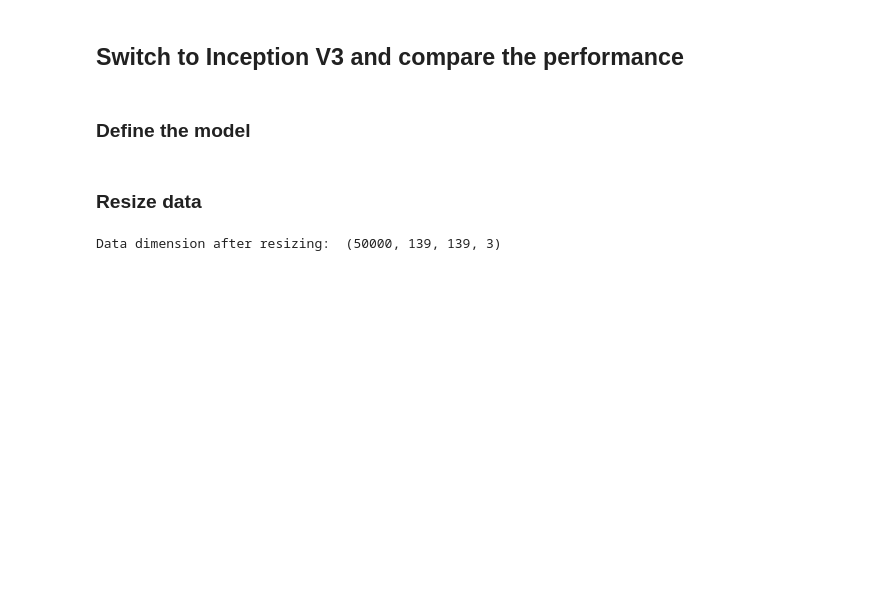
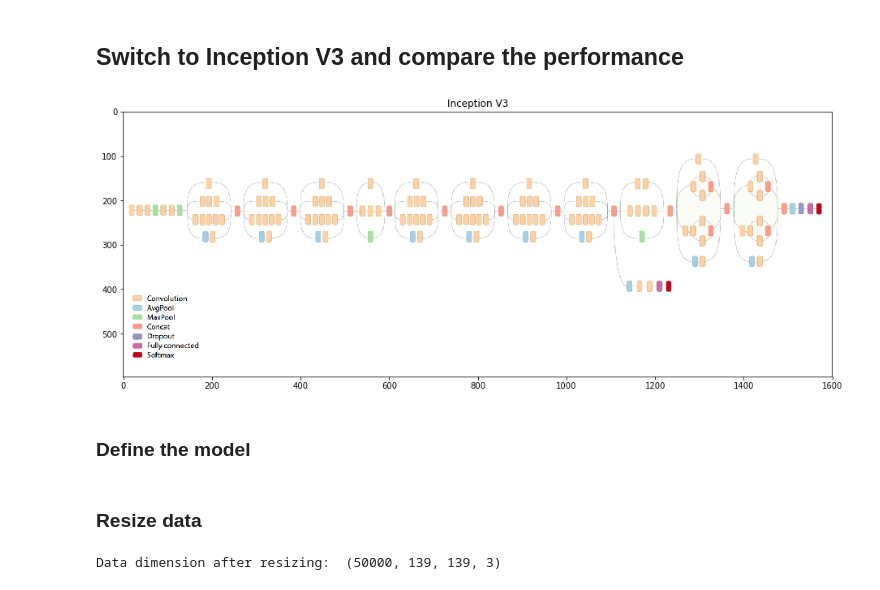
Before and after one commit to aaxwaz/Deep-Learning-Workshop-For-Image-Classification, a Jupyter notebook: keras_VGG_InceptionV3.ipynb, the cells around one changed output. Drawn from its saved outputs; the diff is of its cells as text; code cells hidden in the pictures; blank space fills up the shorter version.

```diff
--- a/keras_VGG_InceptionV3.ipynb
+++ b/keras_VGG_InceptionV3.ipynb
@@ -218,5 +235,14 @@ model.fit_generator(gen_flow_for_two_inputs(train_data,train_labels),
 # %% [markdown]
 ## Switch to Inception V3 and compare the performance
+# %%
+import matplotlib.pyplot
+X = plt.imread('./images/v3.png')
+fig=plt.figure(figsize=(140, 6))
+plt.imshow(X)
+plt.title('Inception V3')
+plt.show()
+# %% [output]
+[figure, added]
 # %% [markdown]
 ### Define the model
 # %%
```
Also changed, not shown: parts of 9 cells of this notebook.
